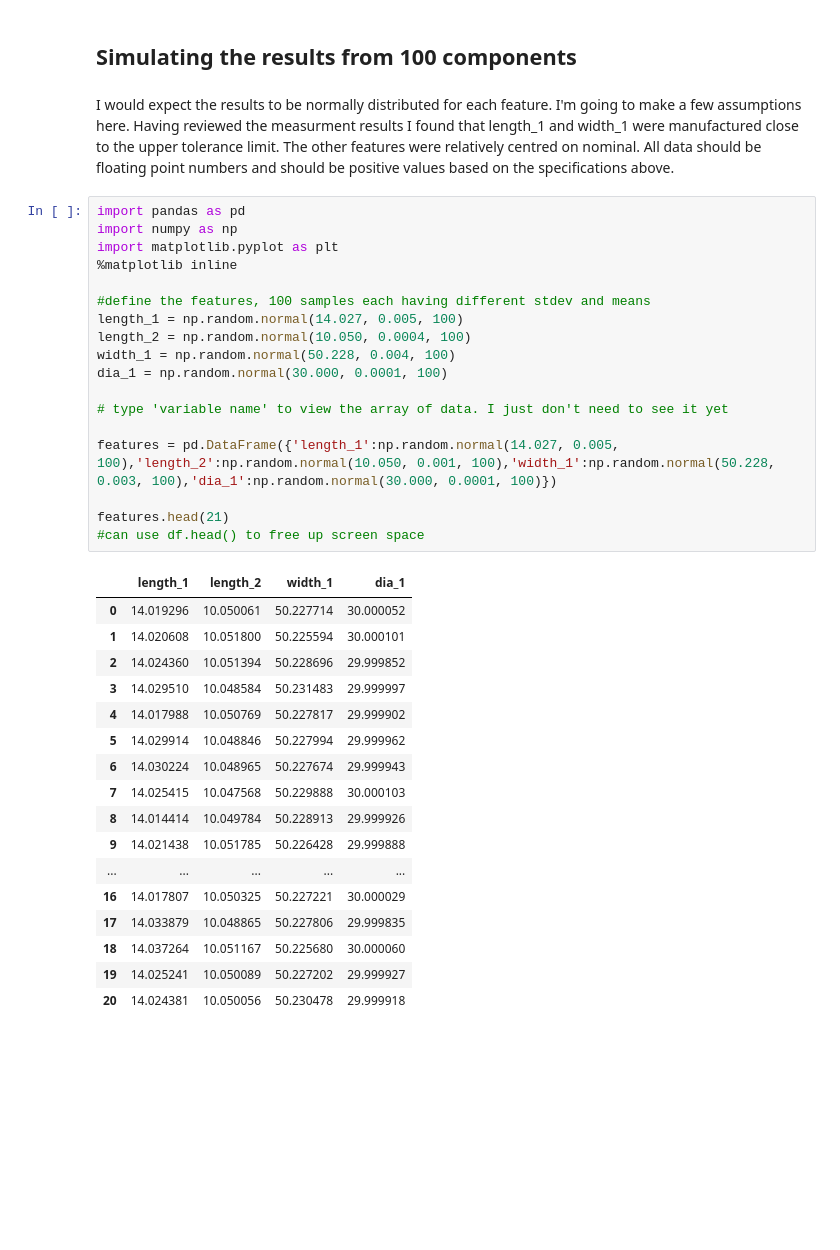
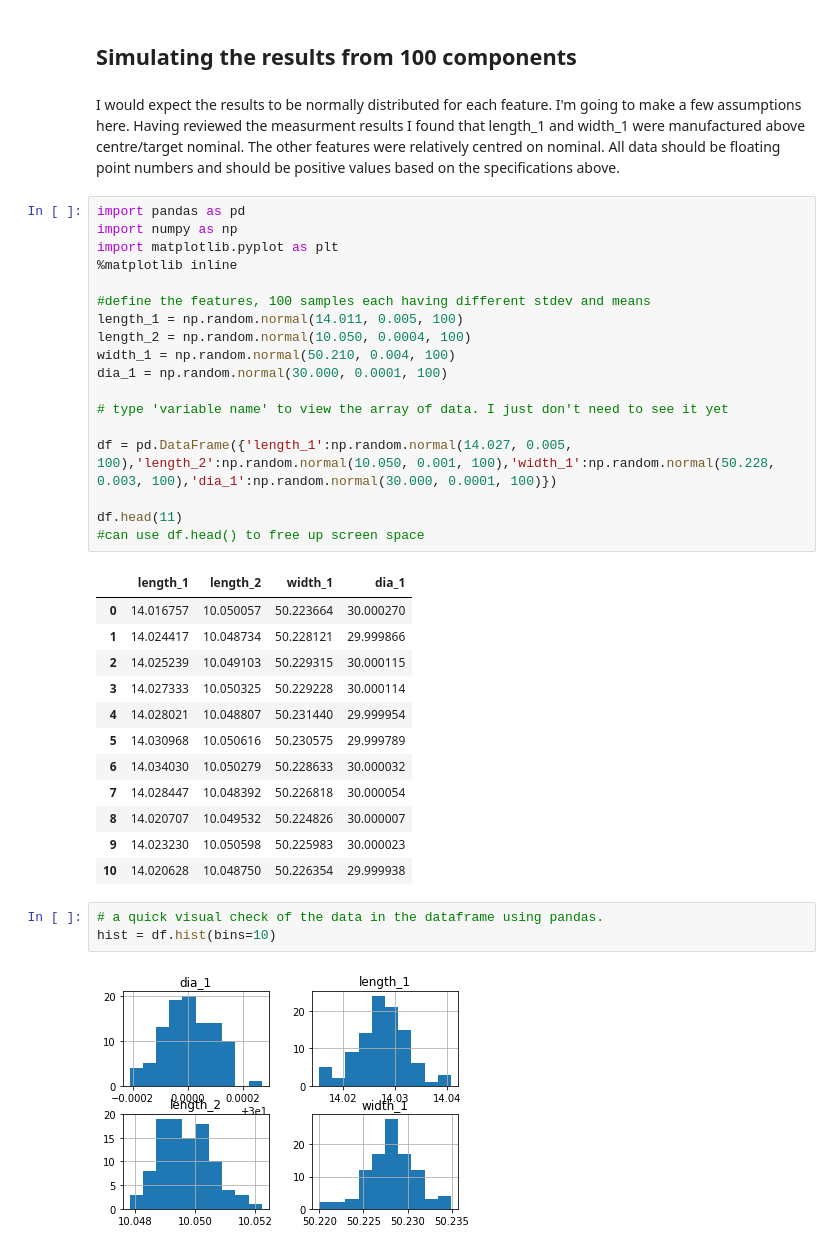
Before and after one commit to andreroche/dataset, a Jupyter notebook: Sythetic Dataset.ipynb, the cells around one changed output. Saved outputs shown, nothing was run; the diff lists cells and outputs as text; blank space fills up the shorter version.

Commit message:
created and joined multiple dataframes - just need to add temperature and final uncertainty

```diff
--- a/Sythetic Dataset.ipynb
+++ b/Sythetic Dataset.ipynb
@@ -56,40 +56,40 @@ After further investigation I decide the following:
 # %% [markdown]
 ## Simulating the results from 100 components
 # %% [markdown]
-I would expect the results to be normally distributed for each feature. I'm going to make a few assumptions here. Having reviewed the measurment results I found that length_1 and width_1 were manufactured close to the upper tolerance limit. The other features were relatively centred on nominal. All data should be floating point numbers and should be positive values based on the specifications above.
+I would expect the results to be normally distributed for each feature. I'm going to make a few assumptions here. Having reviewed the measurment results I found that length_1 and width_1 were manufactured above centre/target nominal. The other features were relatively centred on nominal. All data should be floating point numbers and should be positive values based on the specifications above.
 # %%
 import pandas as pd
 import numpy as np
 import matplotlib.pyplot as plt
 %matplotlib inline
 
 #define the features, 100 samples each having different stdev and means
-length_1 = np.random.normal(14.027, 0.005, 100)
+length_1 = np.random.normal(14.011, 0.005, 100)
 length_2 = np.random.normal(10.050, 0.0004, 100)
-width_1 = np.random.normal(50.228, 0.004, 100)
+width_1 = np.random.normal(50.210, 0.004, 100)
 dia_1 = np.random.normal(30.000, 0.0001, 100)
 
 # type 'variable name' to view the array of data. I just don't need to see it yet
 
-features = pd.DataFrame({'length_1':np.random.normal(14.027, 0.005, 100),'length_2':np.random.normal(10.050, 0.001, 100),'width_1':np.random.normal(50.228, 0.003, 100),'dia_1':np.random.normal(30.000, 0.0001, 100)})
+df = pd.DataFrame({'length_1':np.random.normal(14.027, 0.005, 100),'length_2':np.random.normal(10.050, 0.001, 100),'width_1':np.random.normal(50.228, 0.003, 100),'dia_1':np.random.normal(30.000, 0.0001, 100)})
 
-features.head(21)
+df.head(11)
 #can use df.head() to free up screen space
 # %% [output]
 |  | length_1 | length_2 | width_1 | dia_1 |
-| 0 | 14.019296 | 10.050061 | 50.227714 | 30.000052 |
-| 1 | 14.020608 | 10.051800 | 50.225594 | 30.000101 |
-| 2 | 14.024360 | 10.051394 | 50.228696 | 29.999852 |
-| 3 | 14.029510 | 10.048584 | 50.231483 | 29.999997 |
-| 4 | 14.017988 | 10.050769 | 50.227817 | 29.999902 |
-| 5 | 14.029914 | 10.048846 | 50.227994 | 29.999962 |
-| 6 | 14.030224 | 10.048965 | 50.227674 | 29.999943 |
-| 7 | 14.025415 | 10.047568 | 50.229888 | 30.000103 |
-| 8 | 14.014414 | 10.049784 | 50.228913 | 29.999926 |
-| 9 | 14.021438 | 10.051785 | 50.226428 | 29.999888 |
-| ... | ... | ... | ... | ... |
-| 16 | 14.017807 | 10.050325 | 50.227221 | 30.000029 |
-| 17 | 14.033879 | 10.048865 | 50.227806 | 29.999835 |
-| 18 | 14.037264 | 10.051167 | 50.225680 | 30.000060 |
-| 19 | 14.025241 | 10.050089 | 50.227202 | 29.999927 |
-| 20 | 14.024381 | 10.050056 | 50.230478 | 29.999918 |
+| 0 | 14.016757 | 10.050057 | 50.223664 | 30.000270 |
+| 1 | 14.024417 | 10.048734 | 50.228121 | 29.999866 |
+| 2 | 14.025239 | 10.049103 | 50.229315 | 30.000115 |
+| 3 | 14.027333 | 10.050325 | 50.229228 | 30.000114 |
+| 4 | 14.028021 | 10.048807 | 50.231440 | 29.999954 |
+| 5 | 14.030968 | 10.050616 | 50.230575 | 29.999789 |
+| 6 | 14.034030 | 10.050279 | 50.228633 | 30.000032 |
+| 7 | 14.028447 | 10.048392 | 50.226818 | 30.000054 |
+| 8 | 14.020707 | 10.049532 | 50.224826 | 30.000007 |
+| 9 | 14.023230 | 10.050598 | 50.225983 | 30.000023 |
+| 10 | 14.020628 | 10.048750 | 50.226354 | 29.999938 |
+# %%
+# a quick visual check of the data in the dataframe using pandas.
+hist = df.hist(bins=10)
+# %% [output]
+[figure, added]
```
Also changed, not shown: parts of 10 cells of this notebook.
